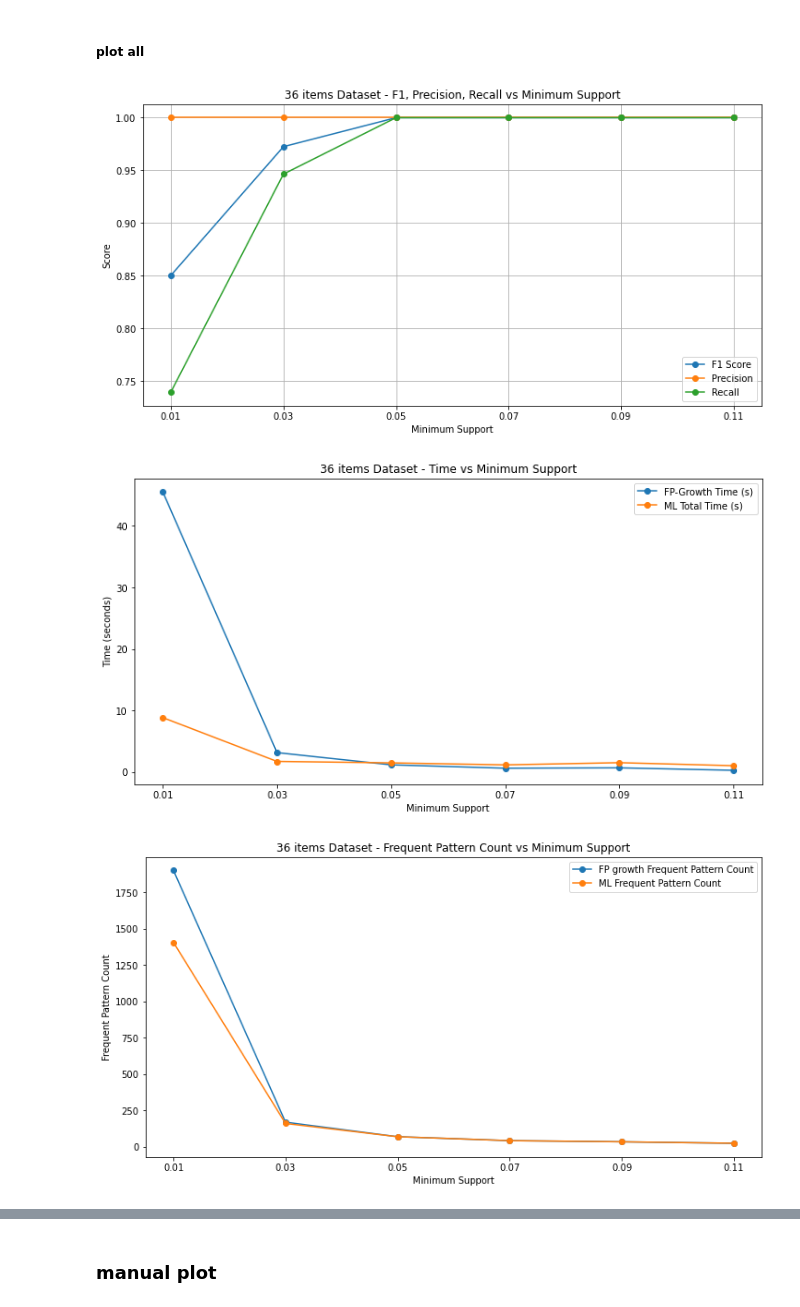
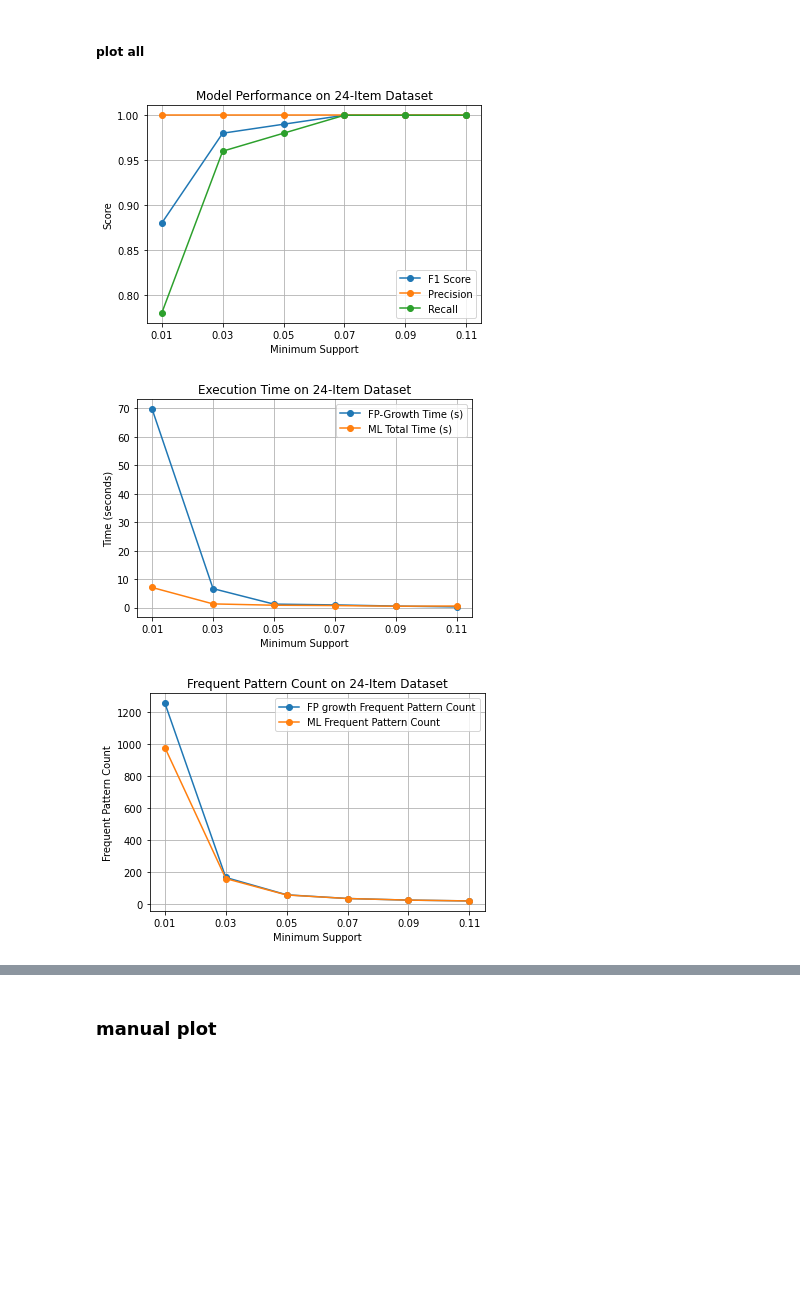
Before and after one commit to zoezou9/fp_mining, a Jupyter notebook: fp_mining_36.ipynb, the cells around one changed output, grey strips where cells are left out. Cells and saved outputs as stored; diff of their text form; code cells hidden in the pictures; blank space fills up the shorter version.

```diff
--- a/fp_mining_36.ipynb
+++ b/fp_mining_36.ipynb
@@ -1683,7 +1697,10 @@ def calculate_print_precision_recall_f1(tp, fp, fn):
     recall = tp / (tp + fn) if (tp + fn) > 0 else 0.0
     f1_score = 2 * (precision * recall) / (precision + recall) if (precision + recall) > 0 else 0.0
     # print("\n--- Precision, Recall, F1 Score ---")
-    print(f"Precision: {precision:.4f}")
-    print(f"Recall: {recall:.4f}")
-    print(f"F1 Score: {f1_score:.4f}")
+    print(f"Precision: {precision}")
+    print(f"Recall: {recall}")
+    print(f"F1 Score: {f1_score}")
+    precision = round(precision, 2)
+    recall = round(recall, 2)
+    f1_score = round(f1_score, 2)
     return precision, recall, f1_score
@@ -2511,7 +1788,7 @@ def run_one_support(MIN_SUPPORT = 0.1, dataset_prct=1.0, dataset=''):
 
     # 執行混合式生成
     final_patterns_with_duplicates, total_generate_time, total_validation_time, len_ml_candidates = run_hybrid_generation(
-    # final_patterns_with_duplicates, total_generate_time, total_validation_time = run_hybrid_generations(
+    # final_patterns_with_duplicates, total_generate_time, total_validation_time = run_hybrid_generations( ## 保留不同順序
         artifacts=loaded_artifacts,
         min_support_threshold=MIN_SUPPORT, # 0.1, 0.05, 0.01
         dataset_prct=dataset_prct,  # 使用 80% 的訓練集進行驗證
@@ -2560,7 +1837,7 @@ def run_one_support(MIN_SUPPORT = 0.1, dataset_prct=1.0, dataset=''):
     print(f"FP-Growth: {len(fp_results)} in {fp_validation_time:.2f} seconds (min_sup = {MIN_SUPPORT}, [{dataset_prct}]*{dataset}.")
 
     ## COMPARE
-    # fp_results 是您從 run_fp_growth 得到的 DataFrame
+    # fp_results 是從 run_fp_growth 得到的 DataFrame
     print("min_support_threshold:", MIN_SUPPORT)
     # 計算每個樣式的長度
     fp_results['length'] = fp_results['itemsets'].apply(lambda x: len(x))
@@ -2601,7 +1878,7 @@ if __name__ == '__main__':
     # 測試不同的支持度
 
     dataset_prct = 1.0 #1.0 # 使用 100% 的資料
-    num_items = '36'  # 商品數量
+    num_items = '24'  # #可調整商品數量 12,24,36
     dataset = f'./data/dataset_{num_items}_items.csv'  # 交易數據集
 
     # f1_all = []
@@ -2651,7 +1928,7 @@ if __name__ == '__main__':
         pattern_count_all, pattern_count_all_ml,
         len_apriori_candidates, len_ml_candidates
     ):
-        print(f"{min_support:<15} {p:<10.4f} {r:<10.4f} {f1:<10.4f} {fp_time:<10.2f} {ml_time:<10.2f} {aprior_time:<10.2f}{fpg_count:<10}{ml_count:<10}{len_apriori_can:<10}{len_ml_can:<10}")
+        print(f"{min_support:<15} {p:<10.2f} {r:<10.2f} {f1:<10.2f} {fp_time:<10.2f} {ml_time:<10.2f} {aprior_time:<10.2f}{fpg_count:<10}{ml_count:<10}{len_apriori_can:<10}{len_ml_can:<10}")
 # %% [output]
 --- Running with MIN_SUPPORT = 0.11 ---
 this version does NOT keep same patterns in different orders
@@ -2872,69 +2152,75 @@ plt.show()
 # 繪製圖表
 import matplotlib.pyplot as plt
 def plot_all_plot(num_items, dataset_prct, note=''):
-    plt.figure(figsize=(12, 6))
+    # plt.figure(figsize=(12, 6))
 
     plt.plot([0.11, 0.09, 0.07, 0.05, 0.03, 0.01], f1_all, marker='o', label='F1 Score')
     plt.plot([0.11, 0.09, 0.07, 0.05, 0.03, 0.01], precision_all, marker='o', label='Precision')
     plt.plot([0.11, 0.09, 0.07, 0.05, 0.03, 0.01], recall_all, marker='o', label='Recall')
-    plt.title(f'{num_items} items Dataset - F1, Precision, Recall vs Minimum Support') # {dataset_prct*100}%
+    plt.title(f'Model Performance on {num_items} Dataset') # {dataset_prct*100}%
     plt.xlabel('Minimum Support')
     plt.ylabel('Score')
     plt.xticks([0.11, 0.09, 0.07, 0.05, 0.03, 0.01])
     plt.legend()
     plt.grid()
-    plt.savefig(f'./figures/{num_items}_items_dataset_{dataset_prct*100}{note}_score.png')
+    plt.savefig(f'./figures/incremental_static/{num_items}_dataset_{dataset_prct*100}{note}_score.png')
     plt.show()
 
     # draw time
-    plt.figure(figsize=(12, 6))
+    # plt.figure(figsize=(12, 6))
     plt.plot([0.11, 0.09, 0.07, 0.05, 0.03, 0.01], fpg_times, marker='o', label='FP-Growth Time (s)')
     plt.plot([0.11, 0.09, 0.07, 0.05, 0.03, 0.01], ml_total_times, marker='o', label='ML Total Time (s)')
     # plt.plot([0.11, 0.09, 0.07, 0.05, 0.03, 0.01], aprior_times, marker='o', label='Apriori Time (s)')
-    plt.title(f'{num_items} items Dataset - Time vs Minimum Support') # {dataset_prct*100}%
+    plt.title(f'Execution Time on {num_items} Dataset') # {dataset_prct*100}%
     plt.xlabel('Minimum Support')
     plt.ylabel('Time (seconds)')
     plt.xticks([0.11, 0.09, 0.07, 0.05, 0.03, 0.01])
     plt.legend()
-    # plt.grid()
-    plt.savefig(f'./figures/{num_items}_items_dataset_{dataset_prct*100}{note}_time.png')
+    plt.grid()
+    plt.savefig(f'./figures/incremental_static/{num_items}_dataset_{dataset_prct*100}{note}_time.png')
     plt.show()
 
     # draw pattern count
-    plt.figure(figsize=(12, 6))
+    # plt.figure(figsize=(12, 6))
     plt.plot([0.11, 0.09, 0.07, 0.05, 0.03, 0.01], pattern_count_all, marker='o', label='FP growth Frequent Pattern Count')
     plt.plot([0.11, 0.09, 0.07, 0.05, 0.03, 0.01], pattern_count_all_ml, marker='o', label='ML Frequent Pattern Count')
-    plt.title(f'{num_items} items Dataset - Frequent Pattern Count vs Minimum Support') # {dataset_prct*100}%
+    plt.title(f'Frequent Pattern Count on {num_items} Dataset') # {dataset_prct*100}%
     plt.xlabel('Minimum Support')
     plt.ylabel('Frequent Pattern Count')
     plt.xticks([0.11, 0.09, 0.07, 0.05, 0.03, 0.01])
     plt.legend()
-    # plt.grid()
-    plt.savefig(f'./figures/{num_items}_items_dataset_{dataset_prct*100}{note}_count.png')
+    plt.grid()
+    plt.savefig(f'./figures/incremental_static/{num_items}_dataset_{dataset_prct*100}{note}_count.png')
     plt.show()
 
     # draw candidates count
-    plt.figure(figsize=(12, 6))
+    # plt.figure(figsize=(12, 6))
     plt.plot([0.11, 0.09, 0.07, 0.05, 0.03, 0.01], len_apriori_candidates, marker='o', label='Apriori Candidates Count')
     plt.plot([0.11, 0.09, 0.07, 0.05, 0.03, 0.01], len_ml_candidates, marker='o', label='ML Candidates Count')
-    plt.title(f'{num_items} items Dataset - Candidates Count vs Minimum Support') # {dataset_prct*100}%
+    plt.title(f'Candidates Count on {num_items} items Dataset') # {dataset_prct*100}%
     plt.xlabel('Minimum Support')
     plt.ylabel('Candidates Count')
     plt.xticks([0.11, 0.09, 0.07, 0.05, 0.03, 0.01])
     plt.legend()
-    # plt.grid()
-    plt.savefig(f'./figures/{num_items}_items_dataset_{dataset_prct*100}{note}_candidates.png')
+    plt.grid()
+    plt.savefig(f'./figures/incremental_static/{num_items}_dataset_{dataset_prct*100}{note}_candidates.png')
     plt.show()
 
 # num_items = "12 even" # 或 "12 skewed", "24 skewed", "36 skewed"
 # mynote = ''
 # mynote='_order'
 # mynote = "_thershold_1e-5_prun" # 只顯示 threshold
 mynote = "_thershold_0.01_prun" #1e-5" # 顯示 threshold
+if num_items == "":
+    num_items = "12-Item Even" # even"
+elif num_items == "12" or num_items == "24" or num_items == "36":
+    num_items = f"{num_items}-Item"
+# else:
+#     num_items = "36-Item Skewed"
 
 
 plot_all_plot(num_items, dataset_prct, note=mynote) # 不加 note
 # %% [output]
-[figure, old version]
+[figure, new version]
-[figure, old version]
+[figure, new version]
-[figure, old version]
+[figure, new version]
```
Also changed, not shown: parts of 39 cells of this notebook, 49 other files.
